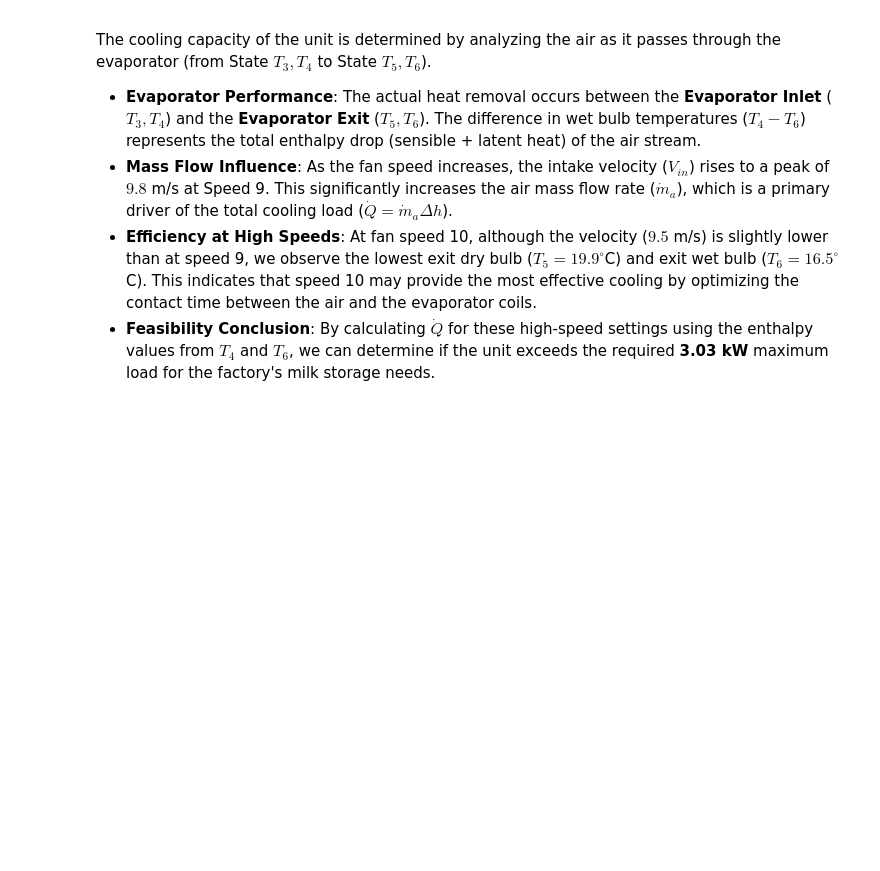
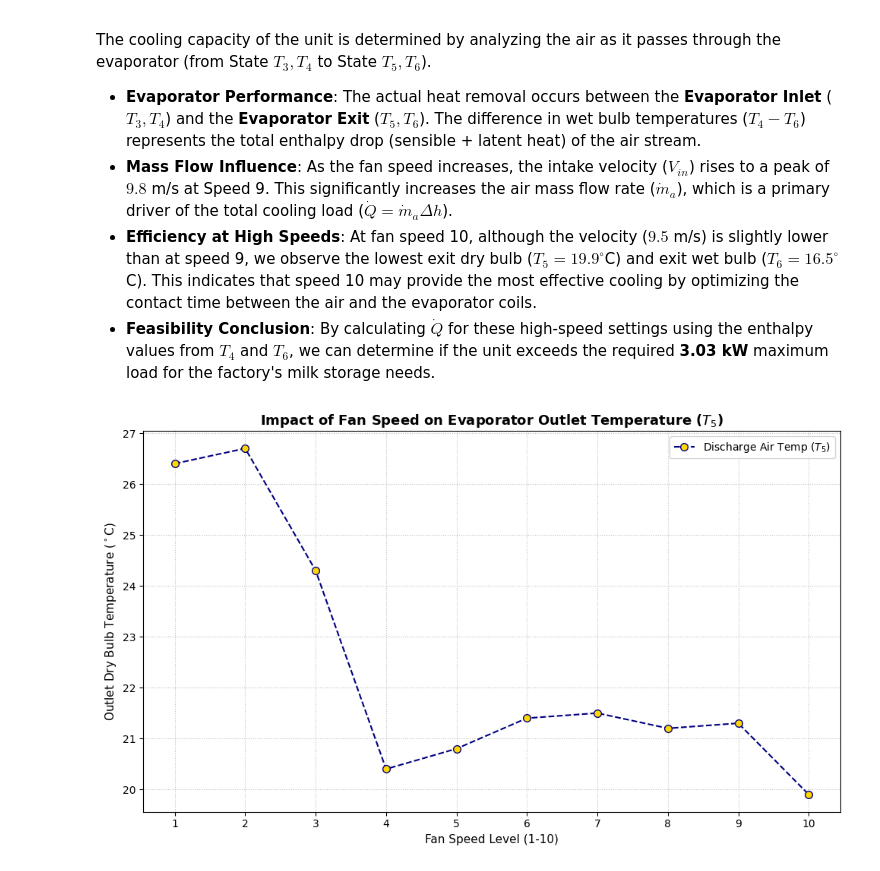
Before and after one commit to kush450629/ME421_GROUP_A1, a Jupyter notebook: Heat Transfer/ME421_E20025_HVAC.ipynb, the cells around one changed output. Saved outputs shown, nothing was run; the diff lists cells and outputs as text; code cells hidden in the pictures; blank space fills up the shorter version.

```diff
--- a/Heat Transfer/ME421_E20025_HVAC.ipynb
+++ b/Heat Transfer/ME421_E20025_HVAC.ipynb
@@ -181,3 +181,32 @@ The cooling capacity of the unit is determined by analyzing the air as it passes
 * **Mass Flow Influence**: As the fan speed increases, the intake velocity ($V_{in}$) rises to a peak of $9.8$ m/s at Speed 9. This significantly increases the air mass flow rate ($\dot{m}_a$), which is a primary driver of the total cooling load ($\dot{Q} = \dot{m}_a \Delta h$).
 * **Efficiency at High Speeds**: At fan speed 10, although the velocity ($9.5$ m/s) is slightly lower than at speed 9, we observe the lowest exit dry bulb ($T_5 = 19.9^\circ$C) and exit wet bulb ($T_6 = 16.5^\circ$C). This indicates that speed 10 may provide the most effective cooling by optimizing the contact time between the air and the evaporator coils.
 * **Feasibility Conclusion**: By calculating $\dot{Q}$ for these high-speed settings using the enthalpy values from $T_4$ and $T_6$, we can determine if the unit exceeds the required **3.03 kW** maximum load for the factory's milk storage needs.
+# %%
+import matplotlib.pyplot as plt
+
+# --- Data Visualization: Temperature vs Fan Speed ---
+# Extracted from experimental observation table
+speed_settings = [1, 2, 3, 4, 5, 6, 7, 8, 9, 10]
+exit_db_temp = [26.4, 26.7, 24.3, 20.4, 20.8, 21.4, 21.5, 21.2, 21.3, 19.9]
+
+# Configure Plot Appearance
+plt.figure(figsize=(10, 6))
+plt.plot(speed_settings, exit_db_temp, marker='o', ls='--', color='navy', lw=1.5, mfc='gold', markersize=7)
+
+# Title and Axis Labels
+plt.title('Impact of Fan Speed on Evaporator Outlet Temperature ($T_5$)', fontsize=13, fontweight='bold')
+plt.xlabel('Fan Speed Level (1-10)', fontsize=11)
+plt.ylabel('Outlet Dry Bulb Temperature ($^\circ$C)', fontsize=11)
+
+# Ensure x-axis matches discrete speed levels
+plt.xticks(speed_settings)
+
+# Add auxiliary elements
+plt.grid(visible=True, which='major', axis='both', ls=':', alpha=0.8)
+plt.legend(['Discharge Air Temp ($T_5$)'], frameon=True, loc='upper right')
+
+# Output result
+plt.tight_layout()
+plt.show()
+# %% [output]
+[figure, added]
```
Also changed, not shown: parts of 4 cells of this notebook.
